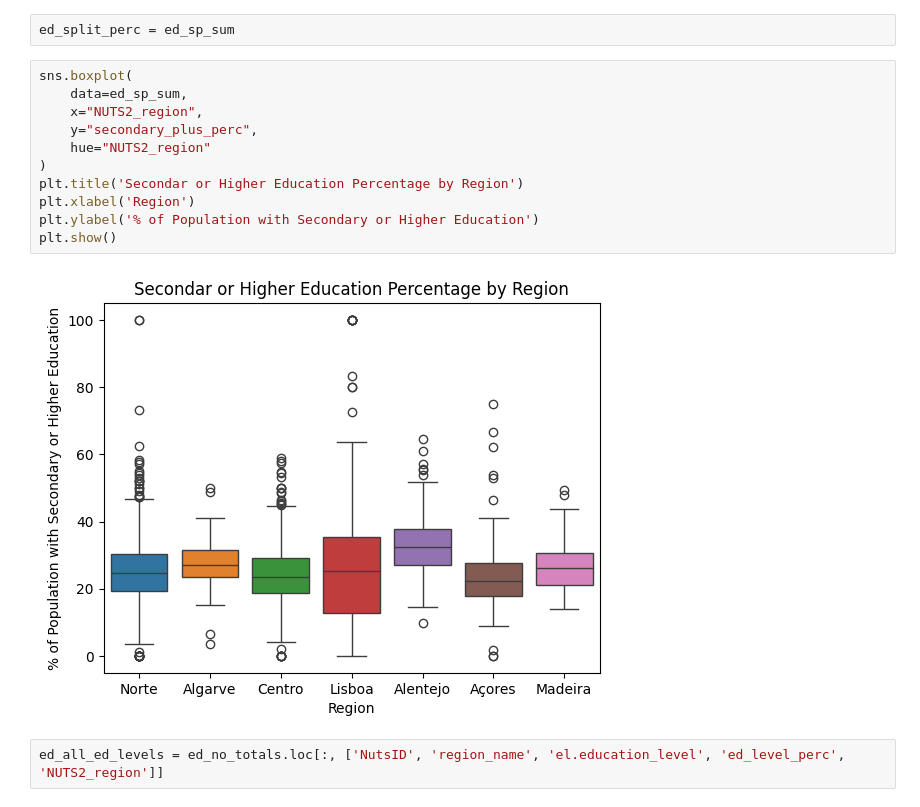
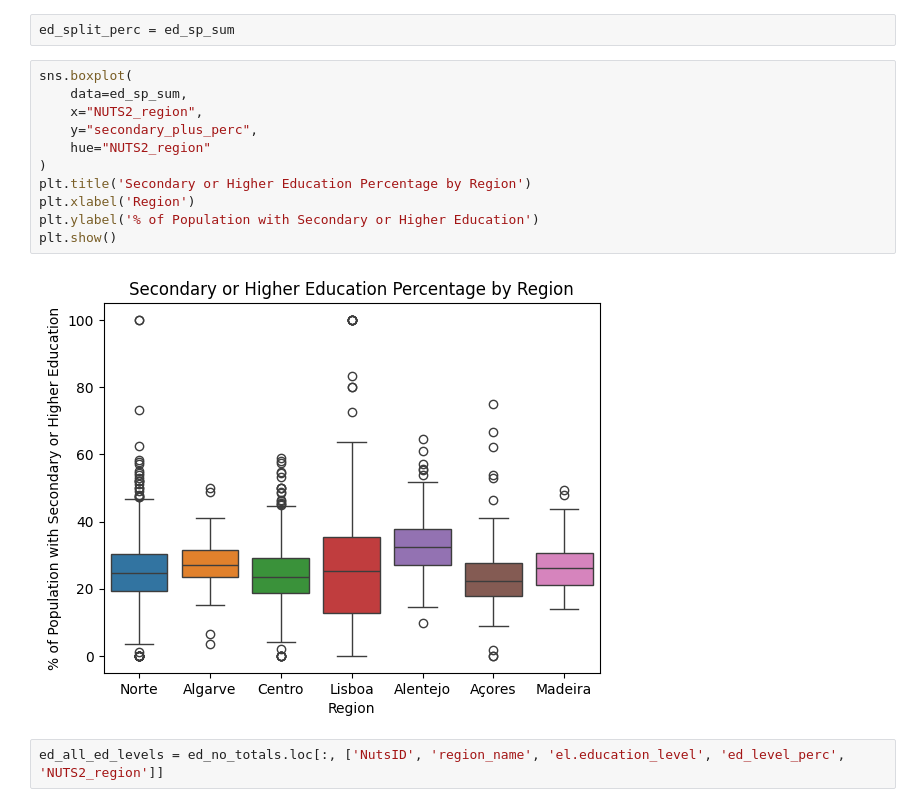
Before and after one commit to domwelsh/avcad_final, a Jupyter notebook: Codes/dom_PCA.ipynb, the cells around one changed output. Drawn from its saved outputs; the diff is of its cells as text.

```diff
--- a/Codes/dom_PCA.ipynb
+++ b/Codes/dom_PCA.ipynb
@@ -303,16 +336,16 @@ ed_split_perc = ed_sp_sum
 # %%
 sns.boxplot(
     data=ed_sp_sum,
     x="NUTS2_region",
     y="secondary_plus_perc",
     hue="NUTS2_region"
 )
-plt.title('Secondar or Higher Education Percentage by Region')
+plt.title('Secondary or Higher Education Percentage by Region')
 plt.xlabel('Region')
 plt.ylabel('% of Population with Secondary or Higher Education')
 plt.show()
 # %% [output]
-[figure, old version]
+[figure, new version]
 # %%
 ed_all_ed_levels = ed_no_totals.loc[:, ['NutsID', 'region_name', 'el.education_level', 'ed_level_perc', 'NUTS2_region']]
 # %%
```
Also changed, not shown: parts of 43 cells of this notebook, 2 other files.
